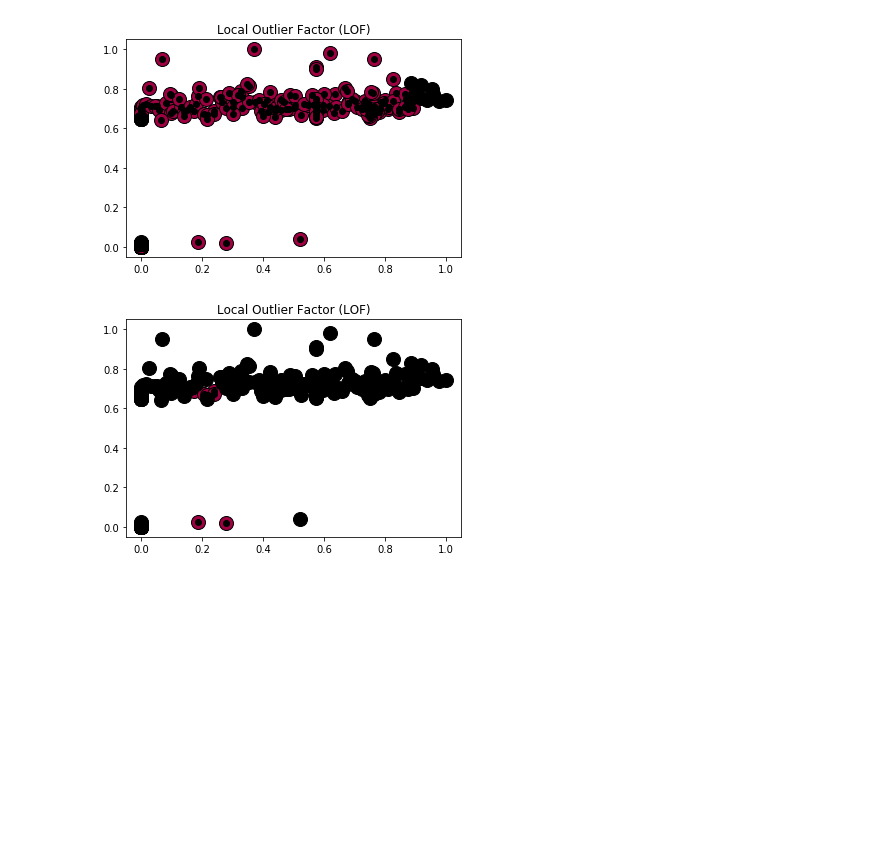
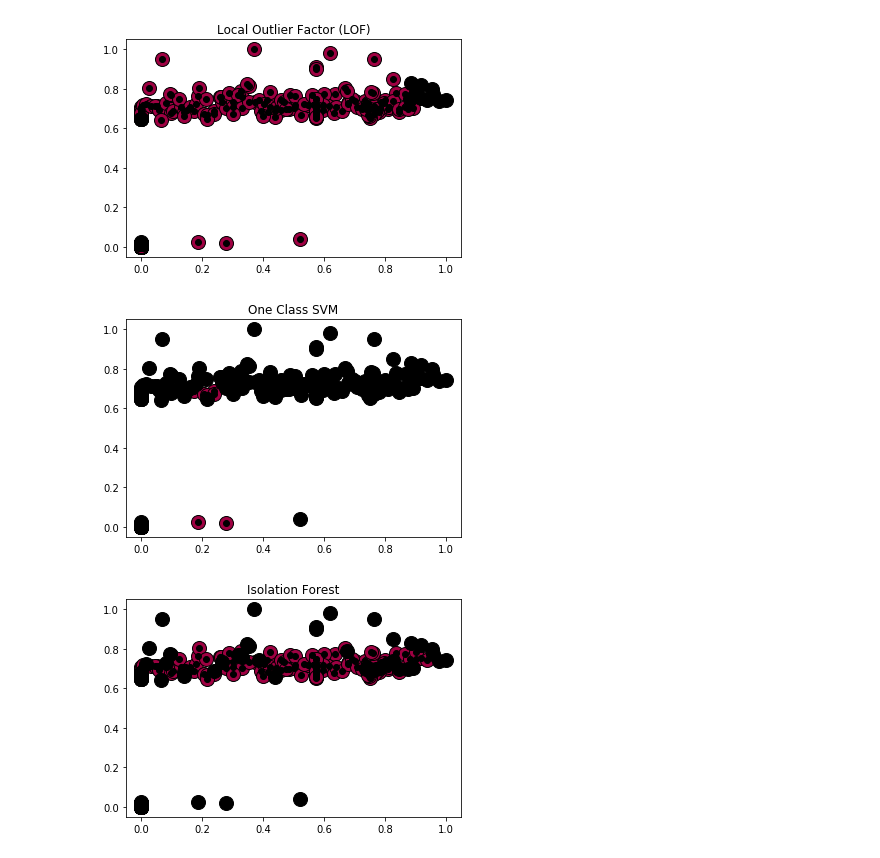
Before and after one commit to dedos-project/DeDOS, a Jupyter notebook: analytic/dedos.ipynb, the cells around one changed output. Drawn from its saved outputs; the diff is of its cells as text; code cells hidden in the pictures; blank space fills up the shorter version.

```diff
--- a/analytic/dedos.ipynb
+++ b/analytic/dedos.ipynb
@@ -150,38 +154,40 @@ for k, col in zip(unique_labels, colors):
              markeredgecolor='k', markersize=6)
 
 plt.axis('tight')
-plt.title('Local Outlier Factor (LOF)')
+plt.title('One Class SVM')
 plt.show()
 # %% [output]
-[figure, old version]
+[figure, new version]
 # %%
 ### Isolation Forest###
 X = pd.concat([X_train,X_test])
 svm = do_isolation_forest(X, len(X), 42)
 labels = svm.predict(X)
 
 #print labels
 #print len(X[labels == -1])
 
 n_clusters_ = len(set(labels)) - (1 if -1 in labels else 0)
 unique_labels = set(labels)
 colors = [plt.cm.Spectral(each)
           for each in np.linspace(0, 1, len(unique_labels))]
 for k, col in zip(unique_labels, colors):
     if k == -1:
         # Black used for outliers.
         col = [0, 0, 0, 1]
 
     class_member_mask = (labels == k)
 
     xy = X[class_member_mask]
     plt.plot(xy.loc[:,'QUEUE_LEN'], xy.loc[:,'EXEC_TIME'], 'o', markerfacecolor=tuple(col),
              markeredgecolor='k', markersize=14)
 
     xy = X.loc[~class_member_mask]
     plt.plot(xy.loc[:,'QUEUE_LEN'], xy.loc[:, 'EXEC_TIME'], 'o', markerfacecolor=tuple(col),
              markeredgecolor='k', markersize=6)
 
 plt.axis('tight')
-plt.title('Local Outlier Factor (LOF)')
+plt.title('Isolation Forest')
 plt.show()
+# %% [output]
+[figure, added]
```
Also changed, not shown: parts of 2 cells of this notebook.
